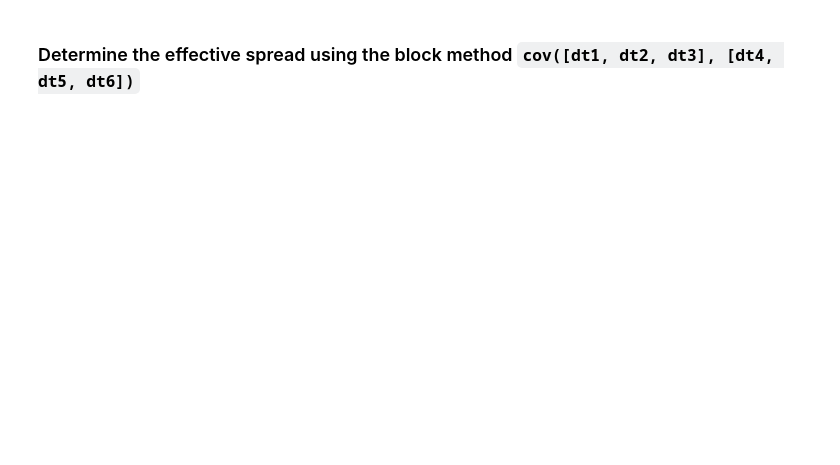
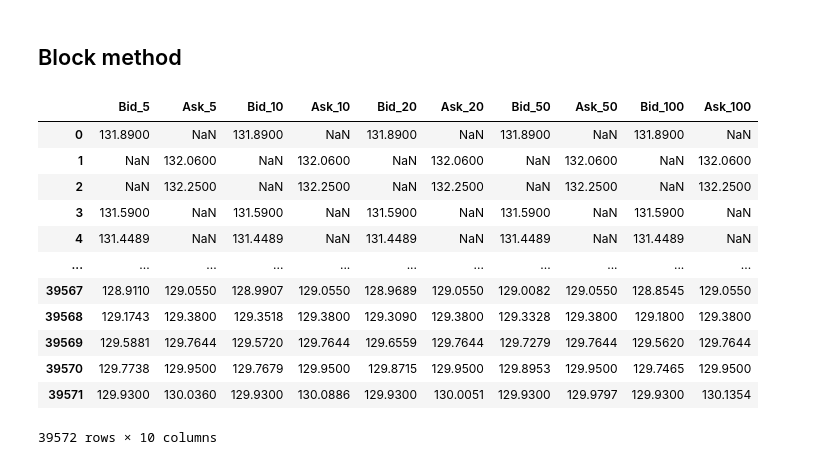
Before and after one commit to luisejdm/Microestructura_y_Sistemas_de_Trading, a Jupyter notebook: Tareas/Tarea01.ipynb, the cells around one changed output. Saved outputs shown, nothing was run; the diff lists cells and outputs as text; code cells hidden in the pictures; blank space fills up the shorter version.

```diff
--- a/Tareas/Tarea01.ipynb
+++ b/Tareas/Tarea01.ipynb
@@ -5,2 +19,49 @@ import matplotlib.pyplot as plt
 # %% [markdown]
-### Determine the effective spread using the block method `cov([dt1, dt2, dt3], [dt4, dt5, dt6])`
+## Block method
+# %%
+data = pd.read_csv('data/aapl_5m_train.csv')
+data.drop(columns=['Unnamed: 0', 'Gmtoffset', 'Datetime', 'Volume'], inplace=True)
+data['Diff'] = data['Close'].diff()
+data = data.dropna().reset_index(drop=True)
+
+windows = [5, 10, 20, 50, 100]
+
+
+for window in windows:
+    covs = [None] * len(data)
+
+    for i in range(len(data) - 2*window + 1):
+        up_block = data['Diff'][i:i+window]
+        down_block = data['Diff'][i+window:i+2*window]
+
+        cov = np.cov(up_block, down_block)[0][1]
+        covs[i + 2*window - 1] = cov
+
+
+    data[f'Cov_{window}'] = covs
+    data[f'Spread_{window}'] = 2 * np.sqrt(np.abs(data[f'Cov_{window}']))
+
+
+bid_ask = pd.DataFrame()
+for i in range(len(windows)):
+    bid_ask[f'Bid_{windows[i]}'] = np.where(data['Diff'] > 0, #Si subió entonces es un ask
+                                            data['Close'] - data[f'Spread_{windows[i]}'], #Restar spread convierte a bid
+                                            data['Close']) #Ask
+    bid_ask[f'Ask_{windows[i]}'] = np.where(data['Diff'] > 0,
+                                            data['Close'], #Bid
+                                            data['Close'] + data[f'Spread_{windows[i]}']) #Sumar spread convierte a ask
+bid_ask
+# %% [output]
+|  | Bid_5 | Ask_5 | Bid_10 | Ask_10 | Bid_20 | Ask_20 | Bid_50 | Ask_50 | Bid_100 | Ask_100 |
+| 0 | 131.8900 | NaN | 131.8900 | NaN | 131.8900 | NaN | 131.8900 | NaN | 131.8900 | NaN |
+| 1 | NaN | 132.0600 | NaN | 132.0600 | NaN | 132.0600 | NaN | 132.0600 | NaN | 132.0600 |
+| 2 | NaN | 132.2500 | NaN | 132.2500 | NaN | 132.2500 | NaN | 132.2500 | NaN | 132.2500 |
+| 3 | 131.5900 | NaN | 131.5900 | NaN | 131.5900 | NaN | 131.5900 | NaN | 131.5900 | NaN |
+| 4 | 131.4489 | NaN | 131.4489 | NaN | 131.4489 | NaN | 131.4489 | NaN | 131.4489 | NaN |
+| ... | ... | ... | ... | ... | ... | ... | ... | ... | ... | ... |
+| 39567 | 128.9110 | 129.0550 | 128.9907 | 129.0550 | 128.9689 | 129.0550 | 129.0082 | 129.0550 | 128.8545 | 129.0550 |
+| 39568 | 129.1743 | 129.3800 | 129.3518 | 129.3800 | 129.3090 | 129.3800 | 129.3328 | 129.3800 | 129.1800 | 129.3800 |
+| 39569 | 129.5881 | 129.7644 | 129.5720 | 129.7644 | 129.6559 | 129.7644 | 129.7279 | 129.7644 | 129.5620 | 129.7644 |
+| 39570 | 129.7738 | 129.9500 | 129.7679 | 129.9500 | 129.8715 | 129.9500 | 129.8953 | 129.9500 | 129.7465 | 129.9500 |
+| 39571 | 129.9300 | 130.0360 | 129.9300 | 130.0886 | 129.9300 | 130.0051 | 129.9300 | 129.9797 | 129.9300 | 130.1354 |
+39572 rows × 10 columns
```
Also changed, not shown: parts of 9 cells of this notebook.
